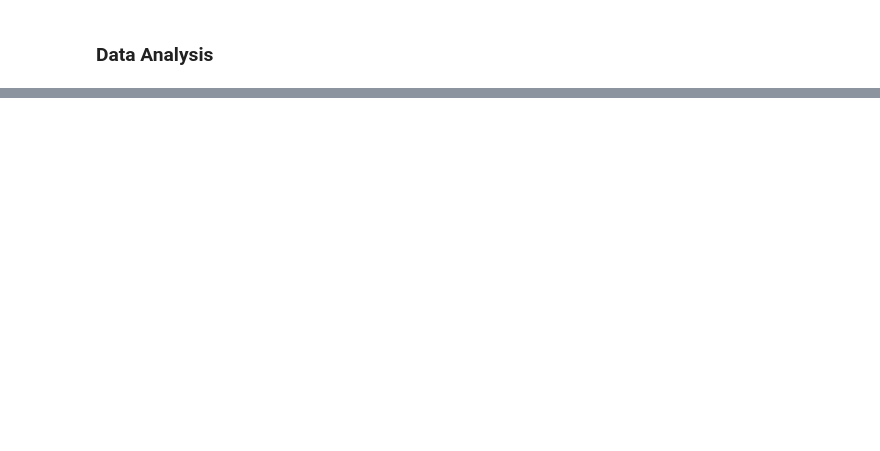
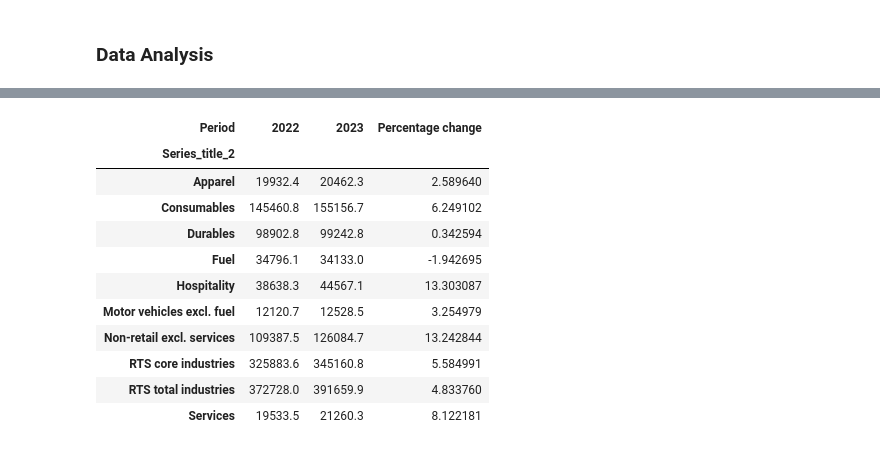
Before and after one commit to AashishBomma/Electronic-Card-Transactions-2000-2023, a Jupyter notebook: Electronic_Card_Transactions_2000_2023.ipynb, the cells around one changed output, grey strips where cells are left out. Cells and saved outputs as stored; diff of their text form; code cells hidden in the pictures; blank space fills up the shorter version.

```diff
--- a/Electronic_Card_Transactions_2000_2023.ipynb
+++ b/Electronic_Card_Transactions_2000_2023.ipynb
@@ -274,3 +274,27 @@ fig = px.line(df_allyears, x='Series_title_2', y='Data_value', color='Period', t
 fig.show()
 # %% [output]
 [interactive output not drawn]
+# %%
+df_2022_2023_diff = df[(df['Period'].dt.year == 2022) | (df['Period'].dt.year == 2023)]
+df_2022_2023_diff = df_2022_2023_diff[(df_2022_2023_diff['UNITS'] == 'Dollars') & (df_2022_2023_diff['Series_title_2'] != 'Total') & (df_2022_2023_diff['Series_title_2'] != 'Mean value of transaction per person') & (df_2022_2023_diff['Series_title_2'] != 'Mean transaction value') & (df_2022_2023_diff['Series_title_2'] != 'Credit') & (df_2022_2023_diff['Series_title_2'] != 'Debit')]
+
+
+df_2022_2023_diff = pd.pivot_table(df_2022_2023_diff, columns=df_2022_2023_diff['Period'].dt.year,  values='Data_value', index='Series_title_2', aggfunc=sum)
+df_2022_2023_diff = df_2022_2023_diff.rename(index={0:'2022', 1:'2023'})
+df_2022_2023_diff = df_2022_2023_diff.fillna(0)
+list(df_2022_2023_diff.columns)
+df_2022_2023_diff['Percentage change'] = ((df_2022_2023_diff[2023]-df_2022_2023_diff[2022])/df_2022_2023_diff[2023])*100
+df_2022_2023_diff
+# %% [output]
+| Period | 2022 | 2023 | Percentage change |
+| Series_title_2 |  |  |  |
+| Apparel | 19932.4 | 20462.3 | 2.589640 |
+| Consumables | 145460.8 | 155156.7 | 6.249102 |
+| Durables | 98902.8 | 99242.8 | 0.342594 |
+| Fuel | 34796.1 | 34133.0 | -1.942695 |
+| Hospitality | 38638.3 | 44567.1 | 13.303087 |
+| Motor vehicles excl. fuel | 12120.7 | 12528.5 | 3.254979 |
+| Non-retail excl. services | 109387.5 | 126084.7 | 13.242844 |
+| RTS core industries | 325883.6 | 345160.8 | 5.584991 |
+| RTS total industries | 372728.0 | 391659.9 | 4.833760 |
+| Services | 19533.5 | 21260.3 | 8.122181 |
```
